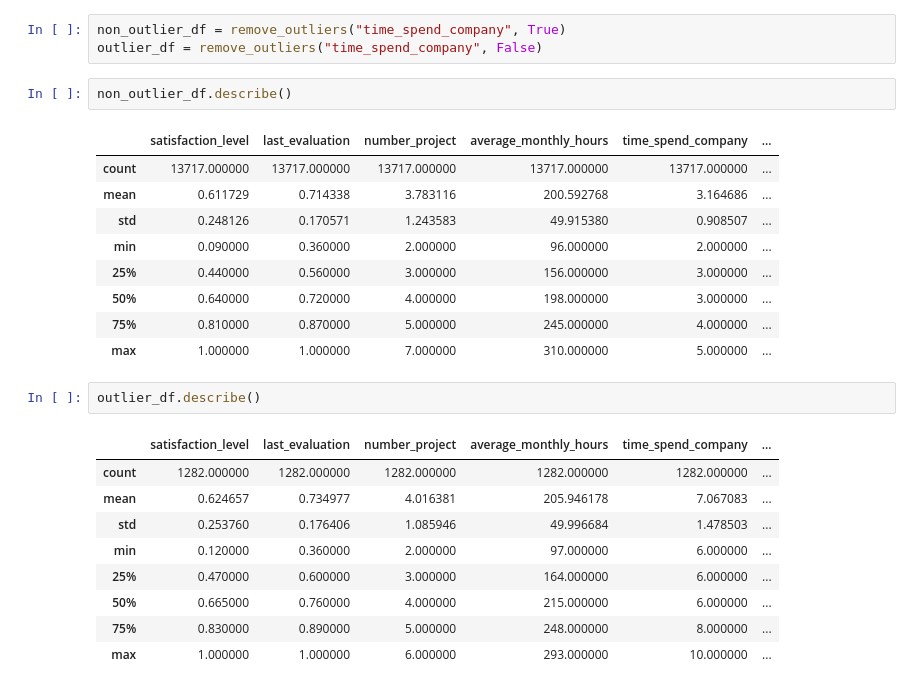
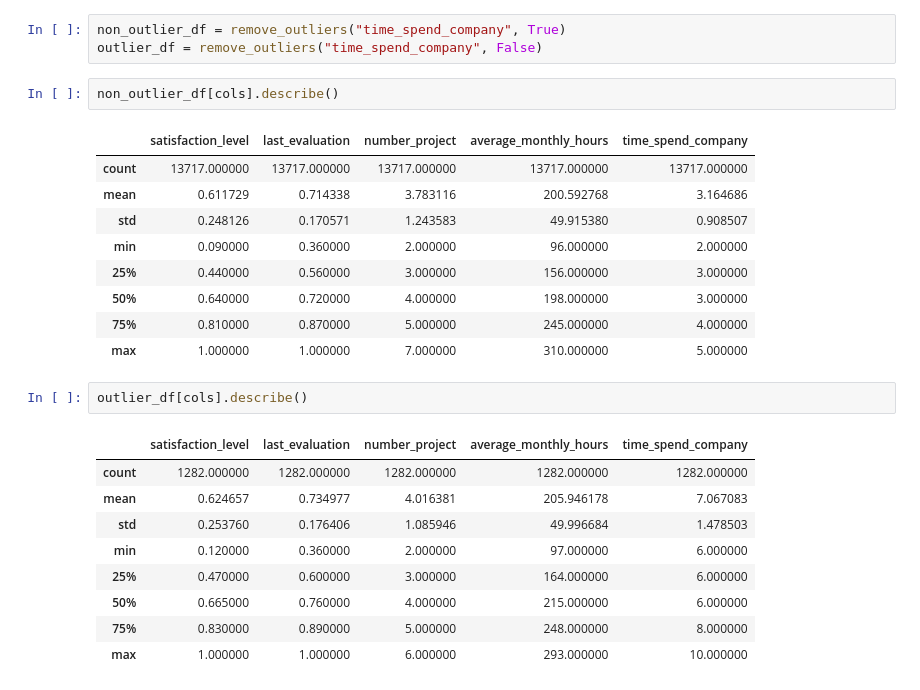
Before and after one commit to SameeckBhatia/Salifort-EDP, a Jupyter notebook: notebook.ipynb, the cells around one changed output. Cells and saved outputs as stored; diff of their text form.

```diff
--- a/notebook.ipynb
+++ b/notebook.ipynb
@@ -104,26 +104,26 @@ def remove_outliers(col: str, remove: bool) -> pd.DataFrame:
 non_outlier_df = remove_outliers("time_spend_company", True)
 outlier_df = remove_outliers("time_spend_company", False)
 # %%
-non_outlier_df.describe()
+non_outlier_df[cols].describe()
 # %% [output]
-|  | satisfaction_level | last_evaluation | number_project | average_monthly_hours | time_spend_company | ... |
-| count | 13717.000000 | 13717.000000 | 13717.000000 | 13717.000000 | 13717.000000 | ... |
-| mean | 0.611729 | 0.714338 | 3.783116 | 200.592768 | 3.164686 | ... |
-| std | 0.248126 | 0.170571 | 1.243583 | 49.915380 | 0.908507 | ... |
-| min | 0.090000 | 0.360000 | 2.000000 | 96.000000 | 2.000000 | ... |
-| 25% | 0.440000 | 0.560000 | 3.000000 | 156.000000 | 3.000000 | ... |
-| 50% | 0.640000 | 0.720000 | 4.000000 | 198.000000 | 3.000000 | ... |
-| 75% | 0.810000 | 0.870000 | 5.000000 | 245.000000 | 4.000000 | ... |
-| max | 1.000000 | 1.000000 | 7.000000 | 310.000000 | 5.000000 | ... |
+|  | satisfaction_level | last_evaluation | number_project | average_monthly_hours | time_spend_company |
+| count | 13717.000000 | 13717.000000 | 13717.000000 | 13717.000000 | 13717.000000 |
+| mean | 0.611729 | 0.714338 | 3.783116 | 200.592768 | 3.164686 |
+| std | 0.248126 | 0.170571 | 1.243583 | 49.915380 | 0.908507 |
+| min | 0.090000 | 0.360000 | 2.000000 | 96.000000 | 2.000000 |
+| 25% | 0.440000 | 0.560000 | 3.000000 | 156.000000 | 3.000000 |
+| 50% | 0.640000 | 0.720000 | 4.000000 | 198.000000 | 3.000000 |
+| 75% | 0.810000 | 0.870000 | 5.000000 | 245.000000 | 4.000000 |
+| max | 1.000000 | 1.000000 | 7.000000 | 310.000000 | 5.000000 |
 # %%
-outlier_df.describe()
+outlier_df[cols].describe()
 # %% [output]
-|  | satisfaction_level | last_evaluation | number_project | average_monthly_hours | time_spend_company | ... |
-| count | 1282.000000 | 1282.000000 | 1282.000000 | 1282.000000 | 1282.000000 | ... |
-| mean | 0.624657 | 0.734977 | 4.016381 | 205.946178 | 7.067083 | ... |
-| std | 0.253760 | 0.176406 | 1.085946 | 49.996684 | 1.478503 | ... |
-| min | 0.120000 | 0.360000 | 2.000000 | 97.000000 | 6.000000 | ... |
-| 25% | 0.470000 | 0.600000 | 3.000000 | 164.000000 | 6.000000 | ... |
-| 50% | 0.665000 | 0.760000 | 4.000000 | 215.000000 | 6.000000 | ... |
-| 75% | 0.830000 | 0.890000 | 5.000000 | 248.000000 | 8.000000 | ... |
-| max | 1.000000 | 1.000000 | 6.000000 | 293.000000 | 10.000000 | ... |
+|  | satisfaction_level | last_evaluation | number_project | average_monthly_hours | time_spend_company |
+| count | 1282.000000 | 1282.000000 | 1282.000000 | 1282.000000 | 1282.000000 |
+| mean | 0.624657 | 0.734977 | 4.016381 | 205.946178 | 7.067083 |
+| std | 0.253760 | 0.176406 | 1.085946 | 49.996684 | 1.478503 |
+| min | 0.120000 | 0.360000 | 2.000000 | 97.000000 | 6.000000 |
+| 25% | 0.470000 | 0.600000 | 3.000000 | 164.000000 | 6.000000 |
+| 50% | 0.665000 | 0.760000 | 4.000000 | 215.000000 | 6.000000 |
+| 75% | 0.830000 | 0.890000 | 5.000000 | 248.000000 | 8.000000 |
+| max | 1.000000 | 1.000000 | 6.000000 | 293.000000 | 10.000000 |
```
